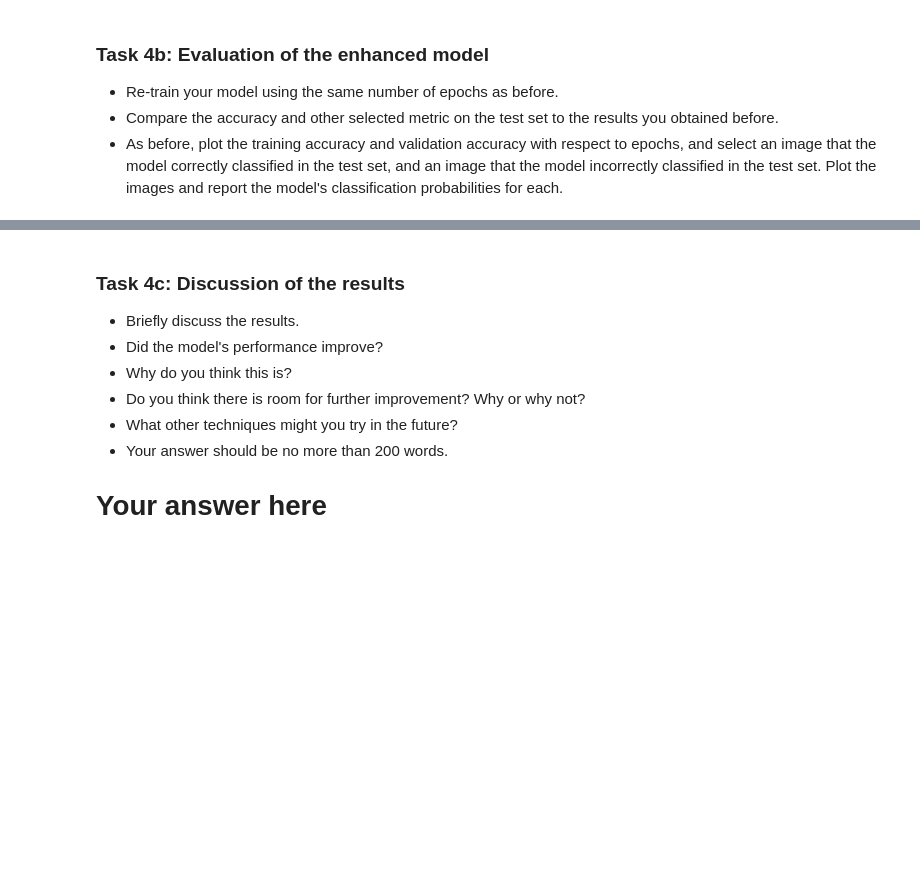
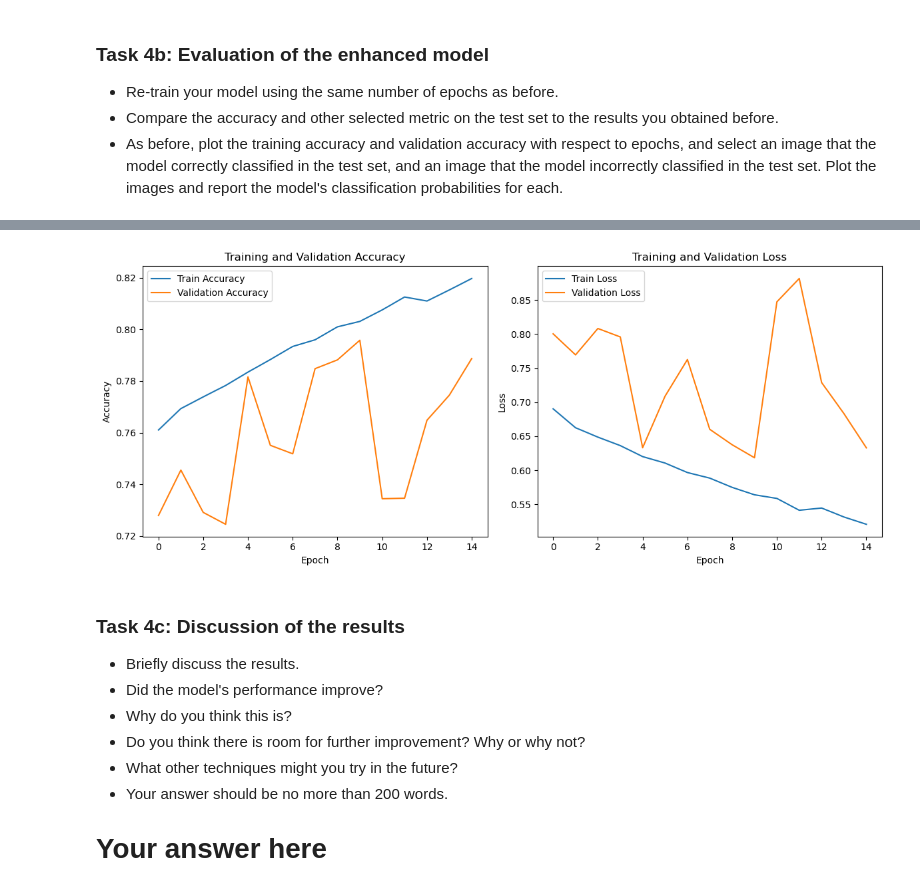
Before and after one commit to UofT-DSI/deep_learning, a Jupyter notebook: 02_activities/assignments/assignment_1.ipynb, the cells around one changed output, grey strips where cells are left out. Saved outputs shown, nothing was run; the diff lists cells and outputs as text; code cells hidden in the pictures; blank space fills up the shorter version.

```diff
--- a/02_activities/assignments/assignment_1.ipynb
+++ b/02_activities/assignments/assignment_1.ipynb
@@ -52,4 +242,21 @@ from keras.layers import Conv2D, MaxPooling2D, Flatten, Dense
 # %%
 from keras import optimizers
+import tensorflow as tf
 
 # Your code here
+# Compile the model
+model.compile(
+    optimizer=optimizers.Adam(
+        learning_rate=0.001
+        ), # Adam optimizer with a learning rate of 0.001. Adam is chosen for its efficiency and effectiveness
+    loss='categorical_crossentropy', # 'categorical_crossentropy' is used for multi-class classification problems
+
+    metrics=[
+            'accuracy',
+            tf.keras.metrics.Precision(name='precision'),
+            tf.keras.metrics.Recall(name='recall')
+        ]
+)
+
+# Print the model summary to verify
+model.summary()
@@ -99,4 +539,11 @@ from keras import optimizers
 - Compare the accuracy and other selected metric on the test set to the results you obtained before.
 - As before, plot the training accuracy and validation accuracy with respect to epochs, and select an image that the model correctly classified in the test set, and an image that the model incorrectly classified in the test set. Plot the images and report the model's classification probabilities for each.
 # %%
-# Your code here
+epochs = 15
+
+history = model.fit(
+    train_dataset,
+    epochs=epochs,
+    validation_data=val_dataset,
+    verbose=1
+)
@@ -103,3 +601,23 @@ from keras import optimizers
+# %%
+plt.figure(figsize=(12, 5))
+plt.subplot(1, 2, 1)
+plt.plot(history.history['accuracy'], label='Train Accuracy')
+plt.plot(history.history['val_accuracy'], label='Validation Accuracy')
+plt.xlabel('Epoch')
+plt.ylabel('Accuracy')
+plt.title('Training and Validation Accuracy')
+plt.legend()
+plt.subplot(1, 2, 2)
+plt.plot(history.history['loss'], label='Train Loss')
+plt.plot(history.history['val_loss'], label='Validation Loss')
+plt.xlabel('Epoch')
+plt.ylabel('Loss')
+plt.title('Training and Validation Loss')
+plt.legend()
+plt.tight_layout()
+plt.show()
+# %% [output]
+[figure, added]
 # %% [markdown]
 ### Task 4c: Discussion of the results
 
```
Also changed, not shown: parts of 22 cells of this notebook.
